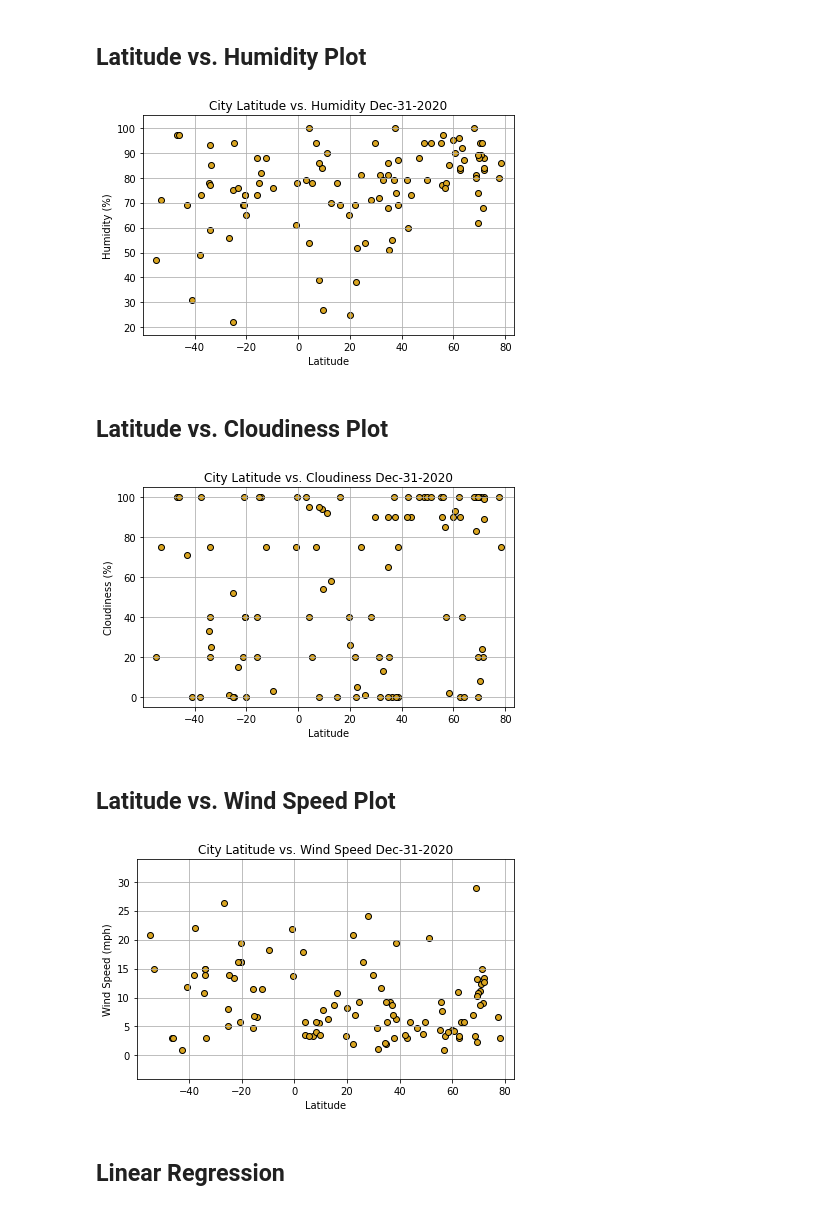
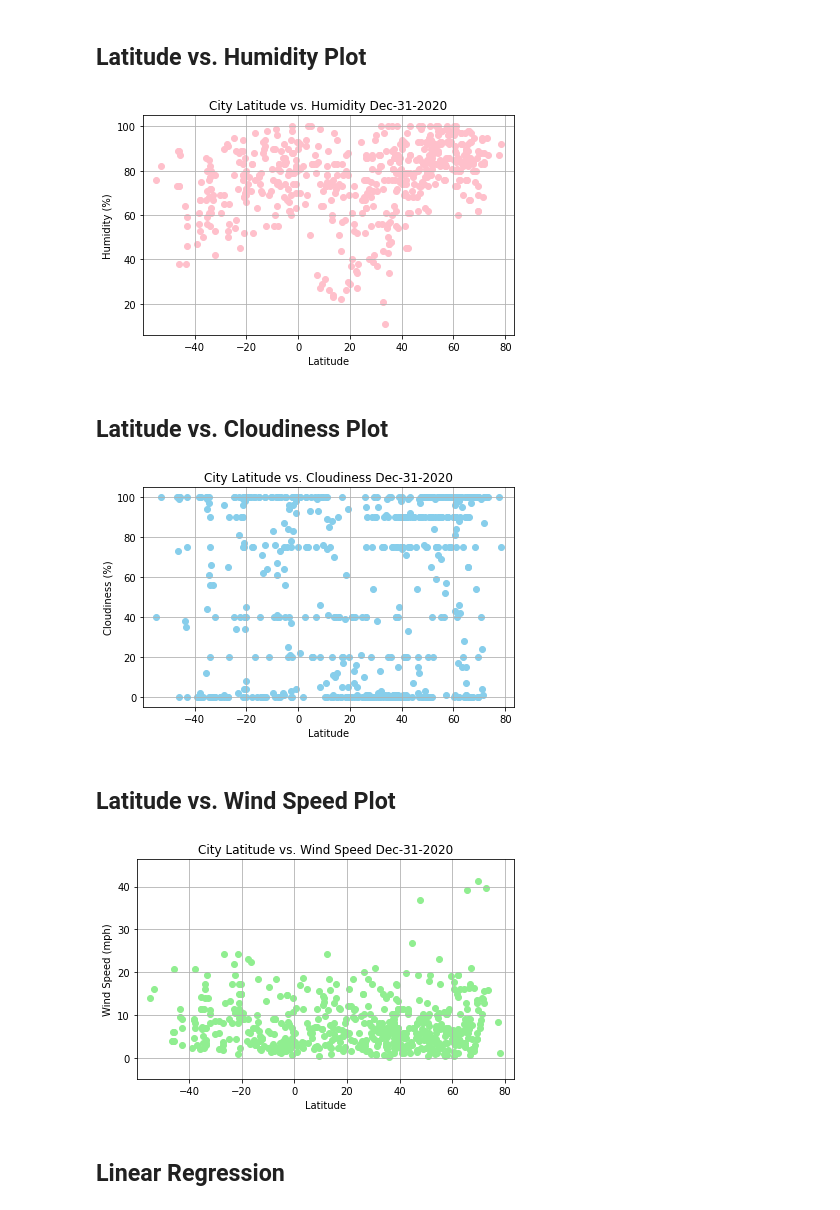
Before and after one commit to pspitzer86/Python-API-Challenge, a Jupyter notebook: WeatherPy/WeatherPy.ipynb, the cells around one changed output. Drawn from its saved outputs; the diff is of its cells as text; code cells hidden in the pictures.

```diff
--- a/WeatherPy/WeatherPy.ipynb
+++ b/WeatherPy/WeatherPy.ipynb
@@ -37,8 +37,8 @@ lat_lngs = []
 cities = []
 
 # Create a set of random lat and lng combinations
-lats = np.random.uniform(lat_range[0], lat_range[1], size=150)
-lngs = np.random.uniform(lng_range[0], lng_range[1], size=150)
+lats = np.random.uniform(lat_range[0], lat_range[1], size=1500)
+lngs = np.random.uniform(lng_range[0], lng_range[1], size=1500)
 lat_lngs = zip(lats, lngs)
 
 # Identify nearest city for each lat, lng combination
@@ -249,7 +242,7 @@ city_humid = weather_data['Humidity']
 
 # Plotted the tumor volume by mouse weight into a scatter plot.
 
-plt.scatter(city_lats, city_humid, marker='o', facecolors='goldenrod', edgecolors='black')
+plt.scatter(city_lats, city_humid, marker='o', facecolors='pink')
 
 # Titled the graph and gave labels to the x and y axes.
 
@@ -270,7 +263,7 @@ plt.savefig(output_image)
 
 plt.show()
 # %% [output]
-[figure, old version]
+[figure, new version]
 # %% [markdown]
 ## Latitude vs. Cloudiness Plot
 # %%
@@ -278,7 +271,7 @@ city_clouds = weather_data['Cloudiness']
 
 # Plotted the tumor volume by mouse weight into a scatter plot.
 
-plt.scatter(city_lats, city_clouds, marker='o', facecolors='goldenrod', edgecolors='black')
+plt.scatter(city_lats, city_clouds, marker='o', facecolors='skyblue')
 
 # Titled the graph and gave labels to the x and y axes.
 
@@ -299,36 +292,36 @@ plt.savefig(output_image)
 
 plt.show()
 # %% [output]
-[figure, old version]
+[figure, new version]
 # %% [markdown]
 ## Latitude vs. Wind Speed Plot
 # %%
 city_winds = weather_data['Wind Speed']
 
 # Plotted the tumor volume by mouse weight into a scatter plot.
 
-plt.scatter(city_lats, city_winds, marker='o', facecolors='goldenrod', edgecolors='black')
+plt.scatter(city_lats, city_winds, marker='o', facecolors='lightgreen')
 
 # Titled the graph and gave labels to the x and y axes.
 
 plt.title(f'City Latitude vs. Wind Speed {curr_date}')
 plt.xlabel('Latitude')
 plt.ylabel('Wind Speed (mph)')
 
 # Set a limit to the x and y axes based on the data.  Added a grid to the graph to be more readable.
 
 plt.xlim(min(city_lats)-5, max(city_lats)+5)
 plt.ylim(min(city_winds)-5, max(city_winds)+5)
 
 plt.grid()
 
 output_image = f'Output_Data/LatvWinds_plot_{curr_date}.png'
 plt.tight_layout()
 plt.savefig(output_image)
 
 plt.show()
 # %% [output]
-[figure, old version]
+[figure, new version]
 # %% [markdown]
 ## Linear Regression
 # %%
```
Also changed, not shown: parts of 13 cells of this notebook, 14 other files.
